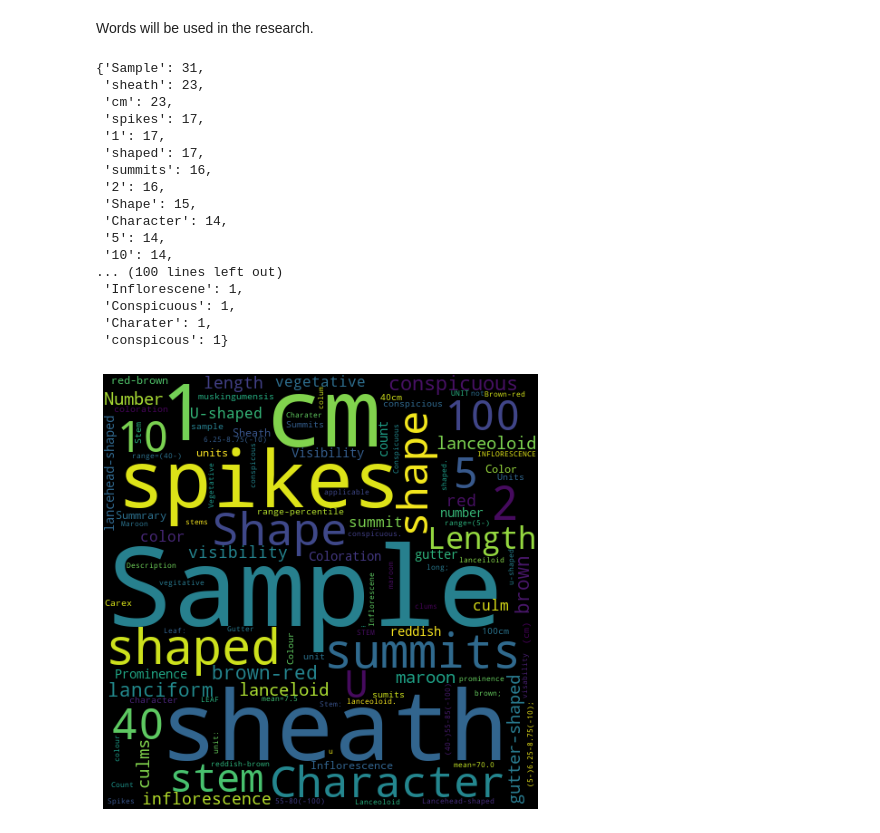
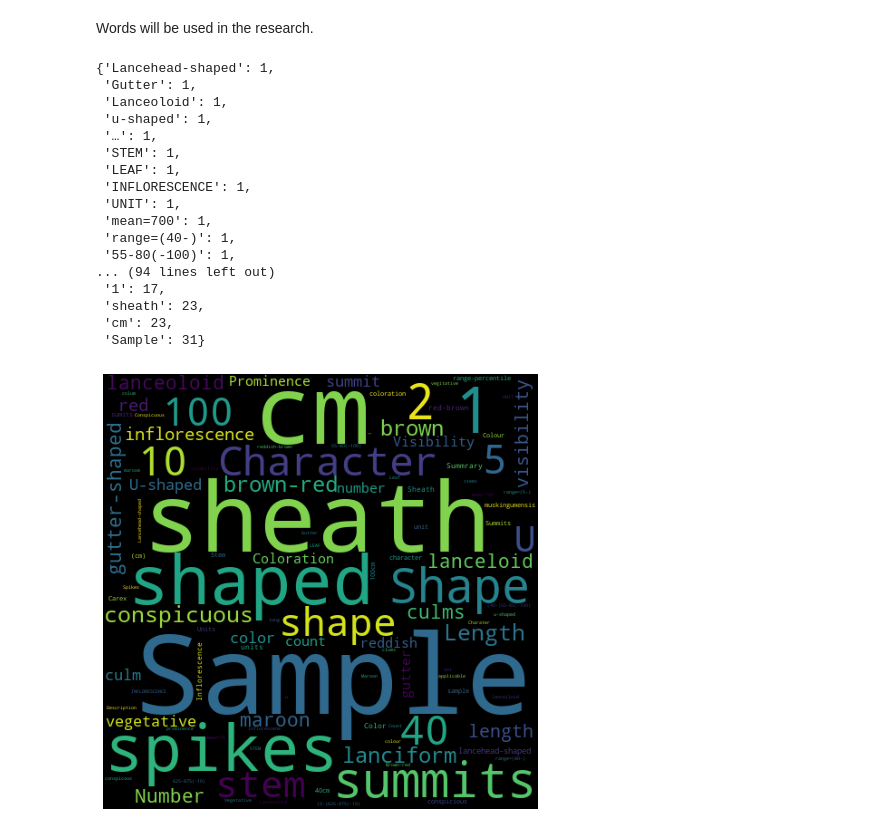
Before and after one commit to YuxuanZhou1/Character-Recorder-DA, a Jupyter notebook: Word_cloud.ipynb, the cells around one changed output. Drawn from its saved outputs; the diff is of its cells as text; code cells hidden in the pictures.

Commit message:
update code and images

```diff
--- a/Word_cloud.ipynb
+++ b/Word_cloud.ipynb
@@ -118,37 +118,58 @@ def excel_word_detach():
     return d
 # %%
 orders = excel_word_detach()
-sort_orders = dict(sorted(orders.items(), key=lambda x: x[1], reverse=False))
+last_sort_orders_excel = {}
+
+sort_orders = sorted(orders.items(), key=lambda x: x[1], reverse=False)
+
+punctuations = ";:.,"
+key_list = ()
+store = []
+
+for i in sort_orders:
+    key_list = i[0]
+
+    for p in punctuations:
+	    key_list = key_list.replace(p, "")
+
+    last_sort_orders_excel[key_list] = i[1]
+
+# remove punctuation from orders and save those value into dictionary
+last_sort_orders = sorted(last_sort_orders_excel.items(), key=lambda x: x[1], reverse=False)
+last_orders = {}
+
+# last_sort_orders will be the output dictionary for future useage
+for i in last_sort_orders:
+	last_orders[i[0].replace(";", "")] = i[1]
 # %%
-new = dict(sorted(orders.items(), key=lambda x: x[1], reverse=True))
-new
+last_orders
 # %% [output]
-{'Sample': 31,
+{'Lancehead-shaped': 1,
+ 'Gutter': 1,
+ 'Lanceoloid': 1,
+ 'u-shaped': 1,
+ '…': 1,
+ 'STEM': 1,
+ 'LEAF': 1,
+ 'INFLORESCENCE': 1,
+ 'UNIT': 1,
+ 'mean=700': 1,
+ 'range=(40-)': 1,
+ '55-80(-100)': 1,
+... (94 lines left out)
+ '1': 17,
  'sheath': 23,
  'cm': 23,
- 'spikes': 17,
- '1': 17,
- 'shaped': 17,
- 'summits': 16,
- '2': 16,
- 'Shape': 15,
- 'Character': 14,
- '5': 14,
- '10': 14,
-... (100 lines left out)
- 'Inflorescene': 1,
- 'Conspicuous': 1,
- 'Charater': 1,
- 'conspicous': 1}
+ 'Sample': 31}
 # %%
-wordcloud_Excel = WordCloud(width=480, height=480).generate_from_frequencies(sort_orders)
+wordcloud_Excel = WordCloud(width=480, height=480).generate_from_frequencies(last_orders)
 plt.figure(figsize=(15,8))
 plt.imshow(wordcloud_Excel)
 plt.axis("off")
 plt.margins(x=0, y=0)
 plt.show()
 # %% [output]
-[figure, old version]
+[figure, new version]
 # %%
 # Count cr words
 def cr_word_detach():
```
Also changed, not shown: parts of 6 cells of this notebook, 23 other files.
